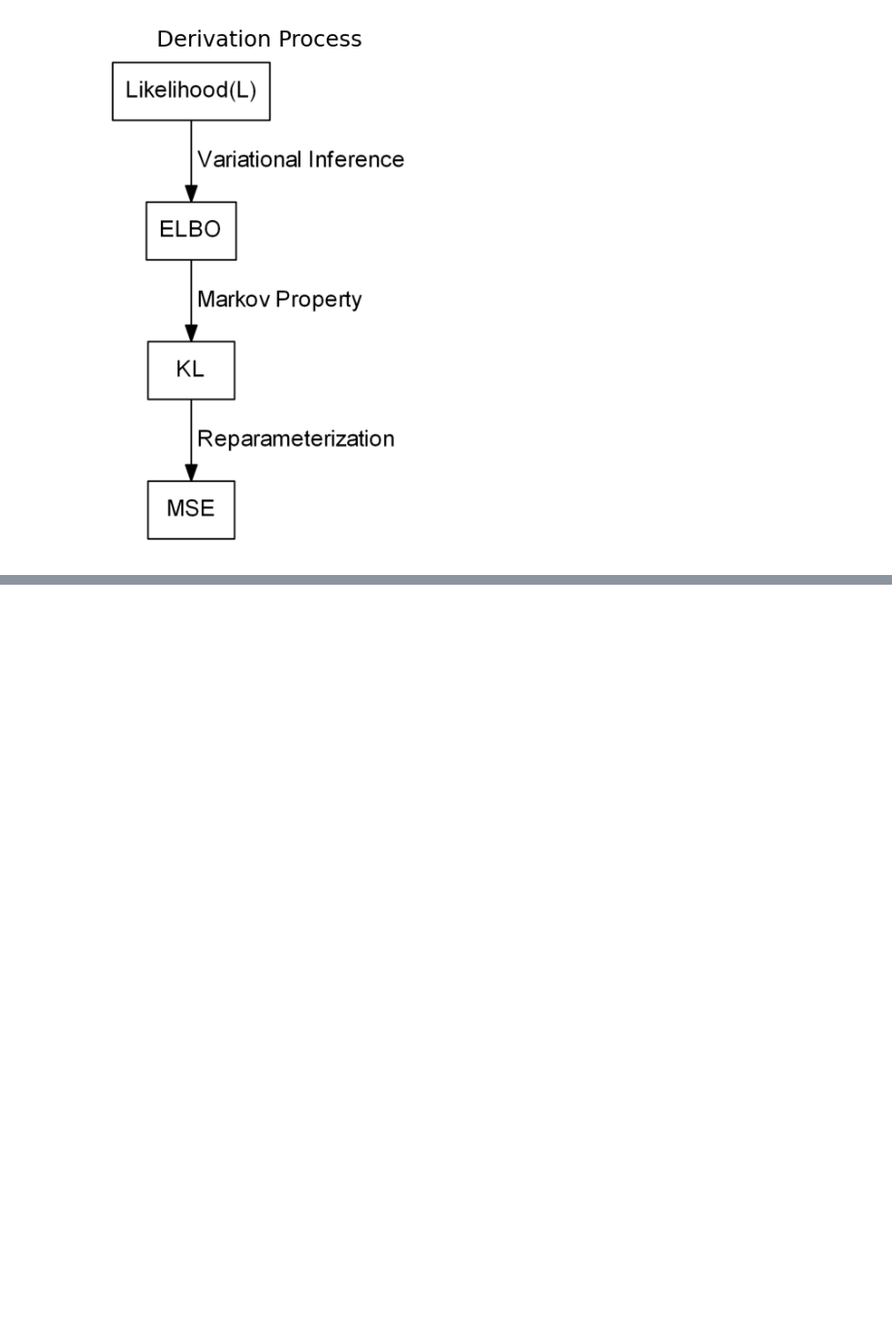
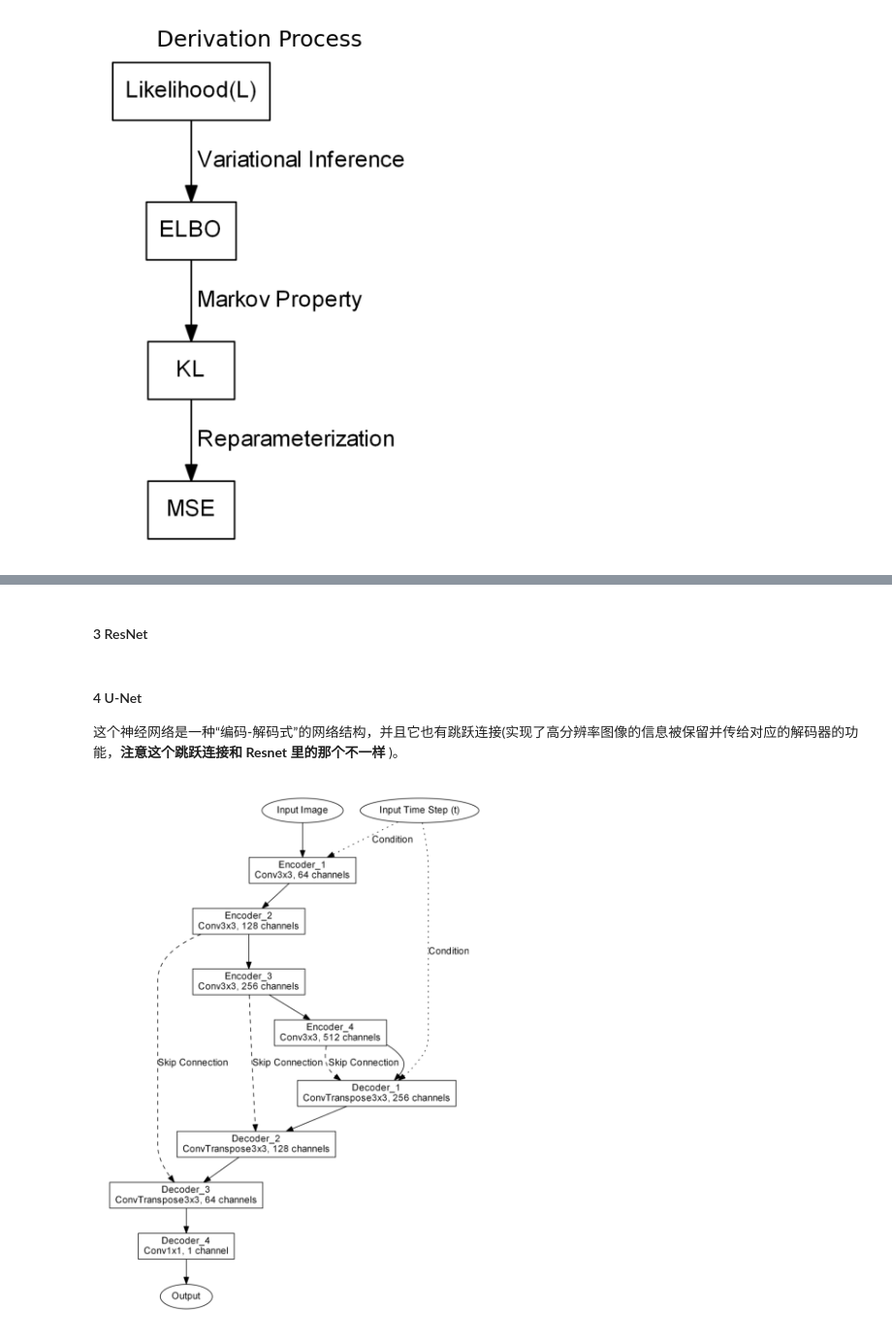
Before and after one commit to PeiyangFantasist/Learn-Notes-of-DL-and-CV, a Jupyter notebook: DDPM_LearnNote.ipynb, the cells around one changed output, grey strips where cells are left out. Shown at 97% size. Saved outputs shown, nothing was run; the diff lists cells and outputs as text; code cells hidden in the pictures; blank space fills up the shorter version.

```diff
--- a/DDPM_LearnNote.ipynb
+++ b/DDPM_LearnNote.ipynb
@@ -184,0 +448,2 @@ plt.show()
+# %% [markdown]
+#### 3 ResNet
@@ -184,0 +495,74 @@ plt.show()
+# %% [markdown]
+#### 4 U-Net
+这个神经网络是一种“编码-解码式”的网络结构，并且它也有跳跃连接(实现了高分辨率图像的信息被保留并传给对应的解码器的功能，__注意这个跳跃连接和 Resnet 里的那个不一样__ )。
+# %%
+import matplotlib.image as mpimg
+
+def Graph_of_U_Net():
+    dot = Digraph(comment='DDPM U-Net Network', node_attr={'fontname': 'Helvetica,Arial,sans-serif'},
+                  edge_attr={'fontname': 'Helvetica,Arial,sans-serif'})
+    dot.attr(rankdir='TB', dpi='300')
+
+    # 定义编码器层信息
+    encoder_layers = [
+        ('Encoder_1', 'Conv3x3, 64 channels'),
+        ('Encoder_2', 'Conv3x3, 128 channels'),
+        ('Encoder_3', 'Conv3x3, 256 channels'),
+        ('Encoder_4', 'Conv3x3, 512 channels')
+    ]
+
+    # 定义解码器层信息
+    decoder_layers = [
+        ('Decoder_1', 'ConvTranspose3x3, 256 channels'),
+        ('Decoder_2', 'ConvTranspose3x3, 128 channels'),
+        ('Decoder_3', 'ConvTranspose3x3, 64 channels'),
+        ('Decoder_4', 'Conv1x1, 1 channel')
+    ]
+
+    # 添加输入节点（图像和时间步）
+    dot.node('Input_Image', label='Input Image', shape='ellipse')
+    dot.node('Input_Time', label='Input Time Step (t)', shape='ellipse')
+
+    # 添加编码器节点和边
+    for i, (layer_name, params) in enumerate(encoder_layers):
+        dot.node(layer_name, label=f"{layer_name}\n{params}", shape='box')
+        if i == 0:
+            # 图像输入到第一个编码器层
+            dot.edge('Input_Image', layer_name)
+            # 时间步输入到第一个编码器层
+            dot.edge('Input_Time', layer_name, style='dotted', label='Condition')
+        else:
+            dot.edge(encoder_layers[i - 1][0], layer_name)
+
+    # 添加解码器节点和边
+    for i, (layer_name, params) in enumerate(decoder_layers):
+        dot.node(layer_name, label=f"{layer_name}\n{params}", shape='box')
+        if i == 0:
+            # 最后一个编码器层连接到第一个解码器层
+            dot.edge(encoder_layers[-1][0], layer_name)
+            # 时间步也输入到第一个解码器层
+            dot.edge('Input_Time', layer_name, style='dotted', label='Condition')
+        else:
+            dot.edge(decoder_layers[i - 1][0], layer_name)
+
+    # 添加跳跃连接边
+    for i in range(len(encoder_layers) - 1, 0, -1):
+        dot.edge(encoder_layers[i][0], decoder_layers[len(encoder_layers) - i - 1][0], style='dashed', label='Skip Connection')
+
+    # 添加输出节点
+    dot.node('Output', label='Output', shape='ellipse')
+    dot.edge(decoder_layers[-1][0], 'Output')
+
+    # 保存图形
+    img_path = 'unet_ddpm'
+    dot.render(img_path, format='png', cleanup=True, view=False)
+
+    # 使用 matplotlib 显示图像
+    img = mpimg.imread(f'{img_path}.png')
+    plt.imshow(img)
+    plt.axis('off')
+    plt.show()
+
+Graph_of_U_Net()
+# %% [output]
+[figure, added]
```
Also changed, not shown: parts of 29 cells of this notebook.
